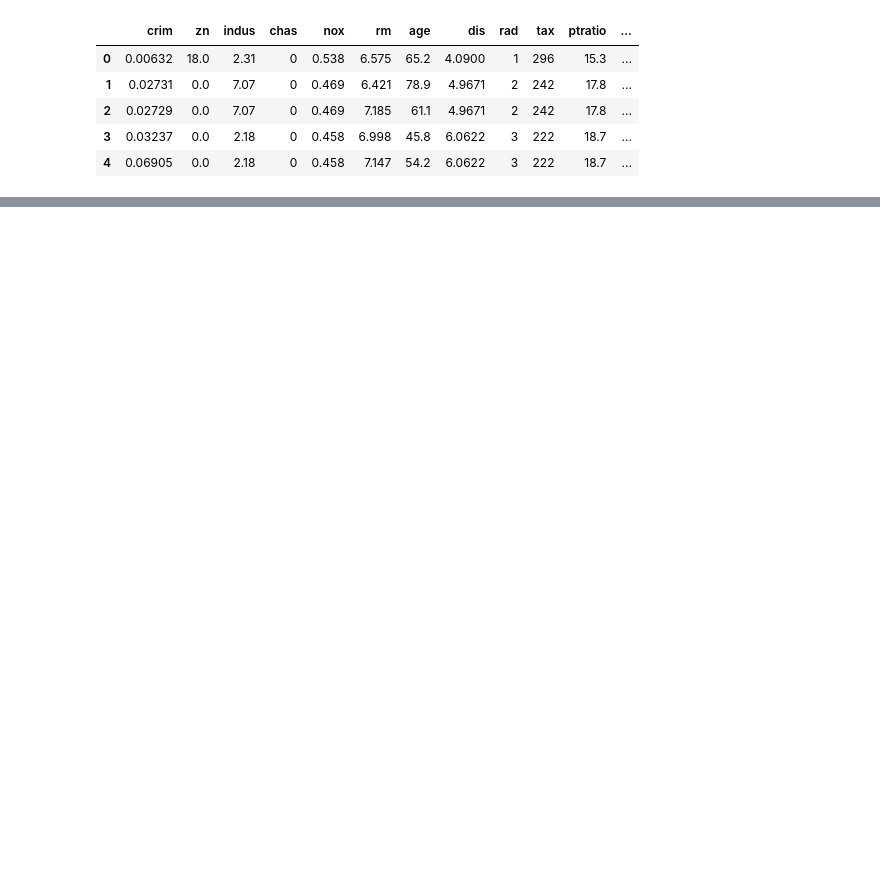
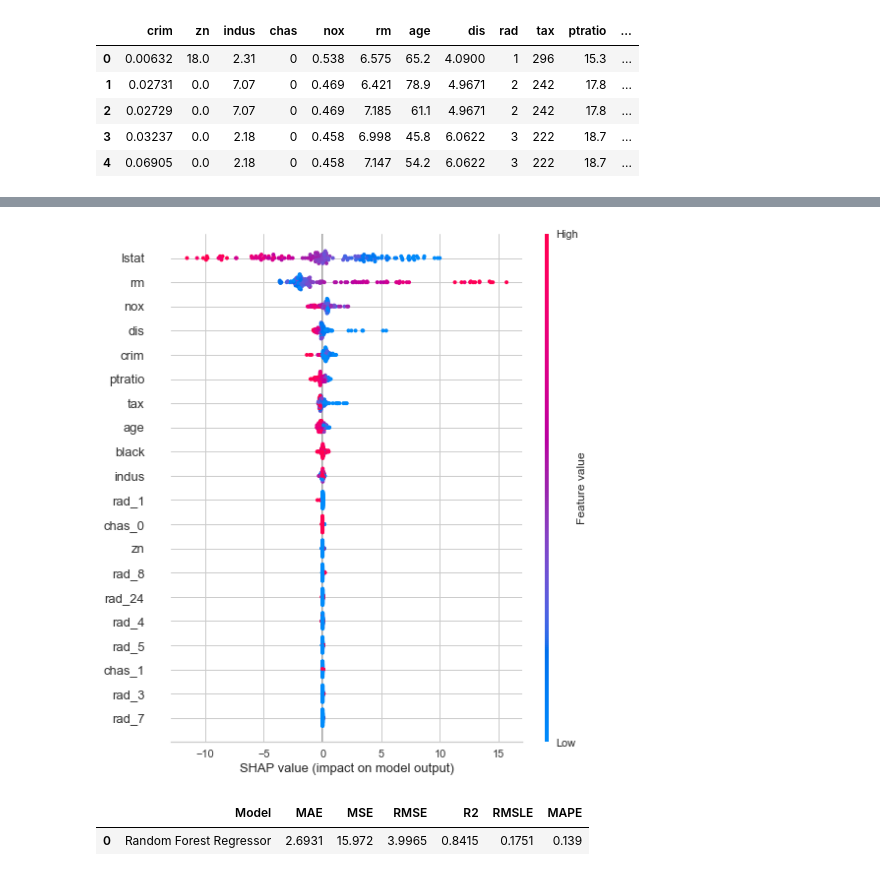
Before and after one commit to Pippippi3104/2020_PythonTest, a Jupyter notebook: src/PyCaret_test001.ipynb, the cells around one changed output, grey strips where cells are left out. Saved outputs shown, nothing was run; the diff lists cells and outputs as text; code cells hidden in the pictures; blank space fills up the shorter version.

```diff
--- a/src/PyCaret_test001.ipynb
+++ b/src/PyCaret_test001.ipynb
@@ -10,0 +97,9 @@ boston_data = get_data('boston')
+# %%
+interpret_model(tuned_rf)
+# %% [output]
+[figure, added]
+# %%
+rf_holdout_pred = predict_model(rf)
+# %% [output]
+|  | Model | MAE | MSE | RMSE | R2 | RMSLE | MAPE |
+| 0 | Random Forest Regressor | 2.6931 | 15.972 | 3.9965 | 0.8415 | 0.1751 | 0.139 |
```
Also changed, not shown: parts of 7 cells of this notebook, 7 other files.
